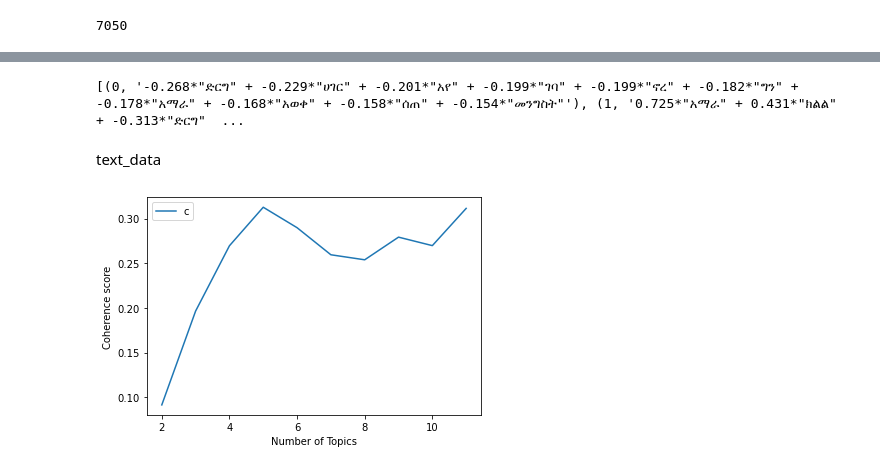
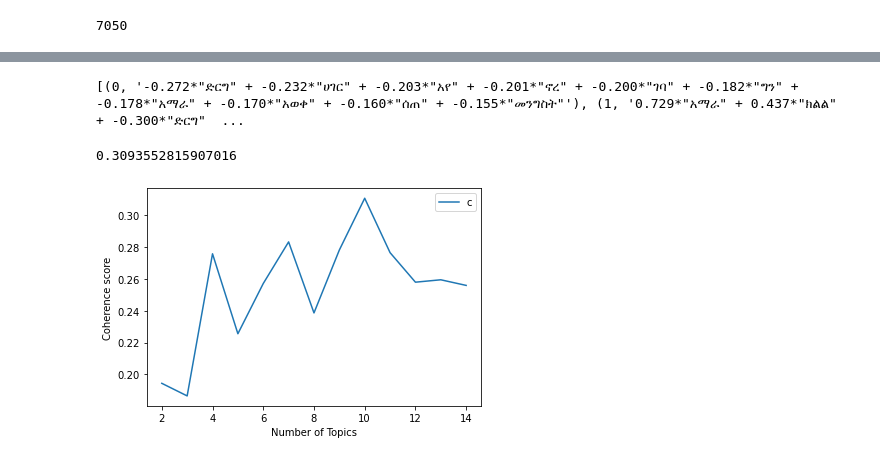
Before and after one commit to NyraO/LDA_Code, a Jupyter notebook: LSA.ipynb, the cells around one changed output, grey strips where cells are left out. Drawn from its saved outputs; the diff is of its cells as text; code cells hidden in the pictures.

```diff
--- a/LSA.ipynb
+++ b/LSA.ipynb
@@ -32,13 +32,13 @@ for x in my_root:
 # %%
 stop_words=['እኔ', 'የእኔ', 'እኔራሤ', 'እኛ', 'የእኛ', 'እኛራሣችን', 'አንቺ', 'ነህ', 'አላችሁ', 'እርሥዎ', 'ትፈልጋለህ', 'ያንተ', 'ራሥህን', 'እራሣችሁ', 'እሡ', 'የእሡ',
  'ራሡ', 'እሷ', 'እሷናት', 'የእሷ', 'እራሷ', 'ነው', 'እነሡ', 'እነሡን', 'የእነሡ', 'ራሣቸው', 'ምንድን', 'የትኛው', 'ማን', 'ይህ', 'የሚልነው', 'ያ', 'እነዚህ', 'እነዚያ', 'ነኝ', 'ናቸው', 'ነበር', 'ነበሩ', 'ሁን', 'ቆይቷል', 'መሆን',
- 'አላቸው', 'አለው', 'ነበረው', 'ያለው', 'መሥራት', 'ያደርጋል', 'አደረገ', 'ማድረግ', 'ሀ', 'አንድ', 'የ', 'እና', 'ከሆነ', 'ወይም', 'ምክንያቱም',
+ 'አላቸው', 'አለው', 'ነበረው', 'ያለው', 'መሥራት', 'ያደርጋል', 'አደረገ', 'ማድረግ', 'ሀ', 'አንድ', 'የ', 'እና', 'ከሆነ', 'ወይም', 'ምክንያቱም','ነው', 'ነበር',
  'እንደ', 'እሥከ', 'እያለ', 'በ', 'ለ', 'ጋር', 'ሥለ', 'ላይ', 'መካከል', 'ወደ', 'በኩል', 'ወቅት', 'ከዚህበፊት', 'በኋላ', 'ከላይ', 'ከታች', 'ከ', 'ወደላይ', 'ታች', 'ውሥጥ', 'ውጭ', 'በላይ',
  'እንደገና', 'ተጨማሪ', 'ከዚያ', 'አንድጊዜ', 'እዚህ', 'እዚያ', 'መቼ', 'የት', 'ለምን', 'እንዴት', 'ሁሉም', 'ማንኛውም', 'ሁለቱም', 'እያንዳንዳቸው', 'ጥቂቶች', 'በጣም', 'ሌላ', 'አንዳንድ',
  'እንደዚህ', 'ብቻ', 'የራሡ', 'ተመሣሣይ', 'ሥለዚህ', 'ይልቅ', 'እንዲሁ', 'ት', 'ይችላል', 'ይገባል', 'ይገባኛል', 'አሁን', 'መ', 'ም', 'ኦ', 'ዳግም',
  'መሆን', 'ሁለ', 'ሁለም', 'ህዝብ', 'ሀሙሥ', 'ለመሆኑ', 'ለምንድን', 'ሌሎች', 'መጽሀፍ', 'ማክሠኞ', 'ምን', 'ሠኞ', 'ሠው', 'ሢሆን', 'ሥንት', 'ረቡእ',
  'ቅዳሜ', 'በዚህ', 'ብላ', 'ነገር', 'አለ', 'አርብ', 'አንተ', 'አንዳንድ', 'ኢትዮጵያ', 'እሁድ', 'እናንተ', 'እንኳን', 'እግር', 'ከመሆን', 'ወይንም', 'ዋና', 'ዘንድ', 'የሚከተለው', 'ያኔ', 'ይኼው', 'ገጽ', 'እነርሡ',
- 'ን', 'ና', 'ዎች', 'ይጠበቃል', 'ብለዋል', 'ሆ', 'ሁሉ', 'አንቀጽ', 'እንደሆነ', 'በማይበልጥ', 'መሠረት', 'ሁኔታ', 'ይሆናል', 'ሆኖ', 'ከአንድ', 'በማናቸውም',
+ 'ን', 'ና', 'ዎች','ኛ', 'ይጠበቃል', 'ብለዋል', 'ሆ', 'ሁሉ', 'አንቀጽ', 'እንደሆነ', 'በማይበልጥ', 'መሠረት', 'ሁኔታ', 'ይሆናል', 'ሆኖ', 'ከአንድ', 'በማናቸውም',
  'ወር', 'ከአምሥት', 'በሆነ', 'ከዚህ', 'የሆነ', 'ሀያ', 'ሆነ', 'በኊላ', 'በአንድ', 'የሆኑ', 'ከአሥራ', 'የሆነውን', 'መሆኑ', 'ሌላውን', 'ከሠባት', 'ለሌላ',
  'አለበት', 'ሢል', 'ይሆናሉ', 'በሙሉ', 'አሥራ', 'ቢሆንም', 'አንዱ', 'የሌላውን', 'ከሁለት', 'የሆኑትን', 'በሆኑ', 'ጀምሮ', 'በመሆን', 'ባለ', 'ይህንን', 'እንዲቆይ', 'ሌላው', 'የሚሆነው', 'በአንዱ', 'ሢባል', 'ሣለ', 'የሆነው', 'መሆናቸው', 'በዋና', 'በማቀድ', 'ጊዜና', 'ለዚህ', 'ሦሥተኛ', 'የነገሩ', 'ሥድሥት', 'በሆነው', 'ይሁን', 'ከዚሁ', 'በእነዚህ', 'ከማናቸውም', 'ከነበረው',
  'በአንዳንድ', 'በእያንዳንዱ', 'ጊዜም', 'አሥከ', 'የሌሎች', 'የሚሆኑት', 'ከሆነው', 'የነበረውን', 'ያሉ', 'ከሌሎች', 'አንዲት', 'ለሌሎች', 'ለሆነው', 'ሠኣት', 'ብሎ', 'ከሠላሣ',
@@ -50,7 +50,7 @@ stop_words=['እኔ', 'የእኔ', 'እኔራሤ', 'እኛ', 'የእኛ', 'እ
  'በሚገባ', 'ይህም', 'እንዲሆኑ', 'ከሌላ', 'ለሆነ', 'በሌሎች', 'አንደሆነ', 'እንዲህ', 'በነዚሁ', 'በእንደዚህ', 'ሥምንት', 'ሢሆንና', 'ምንጊዜም', 'ለማናቸውም', 'የአንድ', 'እነዚህኑ', 'ሢሆኑ', 'በሁለቱም',
  'እንደነዚህ', 'የሆኑት', 'የማናቸውም', 'ይህንንም', 'የአንድን', 'በሙሉም', 'በነዚህ', 'የዚሁ', 'ለእያንዳንዱ', 'ሥለሆነ', 'መሆናቸውን', 'ማንኛውንም', 'ሁለቱ', 'እንጂ',
  'ከሥምንት', 'ሁለቱንም', 'በሁለት', 'በእሥር', 'በሚል', 'ቁጥር', 'ባሉ', 'ከመቶ', 'እነዚህም', 'ሢኖር', 'ሠላሣ', 'ለሆኑ', 'ሠባት', 'እነደሆነ', 'ይህችው', 'ከእነዚህ',
- 'ከእነዚሁ', 'የአንቀጹ', 'ወይ', 'የሆነችን']
+ 'ከእነዚሁ', 'የአንቀጹ', 'ወይ', 'የሆነችን','እኮ','ኧረ','ጋ','እንዴ','ነበረ','ነዉ']
 # %%
 def stopWordRemoval(tokens):
     token_new=[]
@@ -98,20 +80,24 @@ def create_gensim_lsa_model(doc_clean,number_of_topics,words):
     return lsamodel
 # %%
 # LSA Model
-number_of_topics=7
+number_of_topics=5
 words=10
 #document_list,titles=load_data("","articles.txt")
 #clean_text=preprocess_data(document_list)
 model=create_gensim_lsa_model(bow_corpus,number_of_topics,words)
 # %% [output]
-[(0, '-0.268*"ድርግ" + -0.229*"ሀገር" + -0.201*"አየ" + -0.199*"ገባ" + -0.199*"ኖረ" + -0.182*"ግን" + -0.178*"አማራ" + -0.168*"አወቀ" + -0.158*"ሰጠ" + -0.154*"መንግስት"'), (1, '0.725*"አማራ" + 0.431*"ክልል" + -0.313*"ድርግ"  ...
+[(0, '-0.272*"ድርግ" + -0.232*"ሀገር" + -0.203*"አየ" + -0.201*"ኖረ" + -0.200*"ገባ" + -0.182*"ግን" + -0.178*"አማራ" + -0.170*"አወቀ" + -0.160*"ሰጠ" + -0.155*"መንግስት"'), (1, '0.729*"አማራ" + 0.437*"ክልል" + -0.300*"ድርግ"  ...
+# %%
+coherencemodel = CoherenceModel(model=model, texts=processed_docs, dictionary=dictionary, coherence='c_v')
+lsa_coherence=coherencemodel.get_coherence()
+lsa_coherence
+# %% [output]
+0.3093552815907016
 # %%
 text_data=[]
 for x in processed_docs:
     str_docs=' '.join(x)
     text_data.append(str_docs)
-# %% [markdown]
-text_data
 # %%
 def compute_coherence_values(dictionary, doc_term_matrix, start, stop, step):
     """
@@ -136,15 +122,15 @@ def compute_coherence_values(dictionary, doc_term_matrix, start, stop, step):
 # %%
 def plot_graph(doc_clean,start, stop, step):
     coherence_values = compute_coherence_values(dictionary, bow_corpus, start,stop, step)
     # Show graph
     x = range(start, stop, step)
     plt.plot(x, coherence_values)
     plt.xlabel("Number of Topics")
     plt.ylabel("Coherence score")
     plt.legend(("coherence_values"), loc='best')
     plt.show()
 
-start,stop,step=2,12,1
+start,stop,step=2,15,1
 plot_graph(bow_corpus,start,stop,step)
 # %% [output]
-[figure, old version]
+[figure, new version]
```
Also changed, not shown: parts of 1 cell of this notebook, 9 other files.
